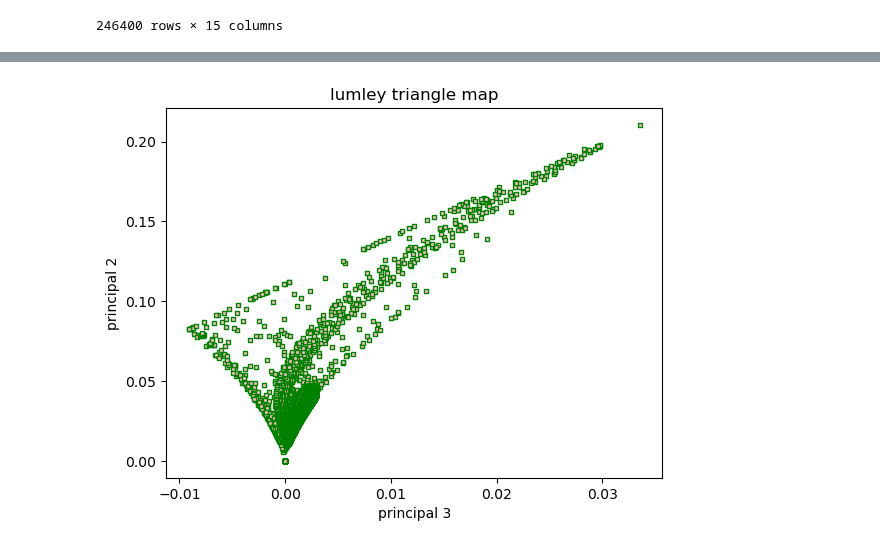
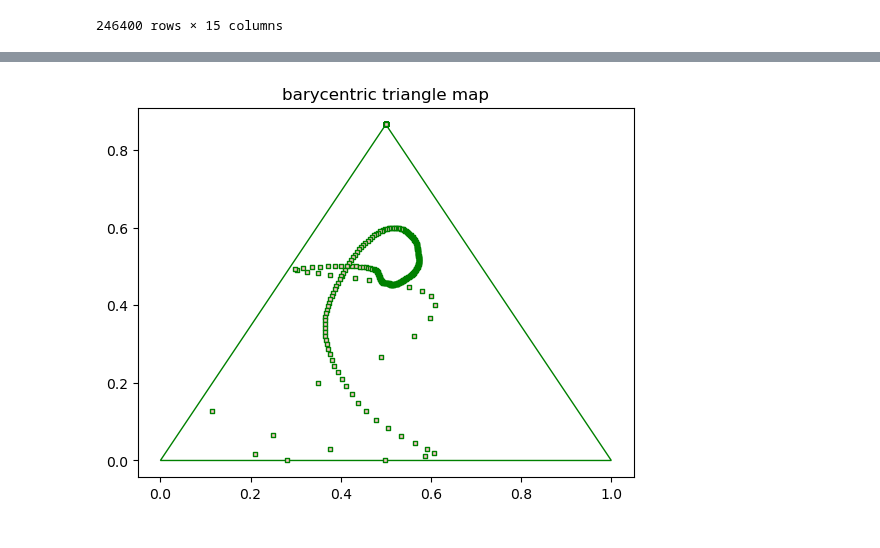
Before and after one commit to bolei-chen/modeling-rsa, a Jupyter notebook: plots/plots.ipynb, the cells around one changed output, grey strips where cells are left out. Saved outputs shown, nothing was run; the diff lists cells and outputs as text; code cells hidden in the pictures.

```diff
--- a/plots/plots.ipynb
+++ b/plots/plots.ipynb
@@ -39,4 +39,4 @@ plt.plot_eigen_value_map(df)
 # %%
-plt.plot_lumley_triangle_map(df)
+plt.plot_barcentric_map(df, x=7)
 # %% [output]
-[figure, old version]
+[figure, new version]
```
Also changed, not shown: parts of 3 cells of this notebook, 21 other files.
